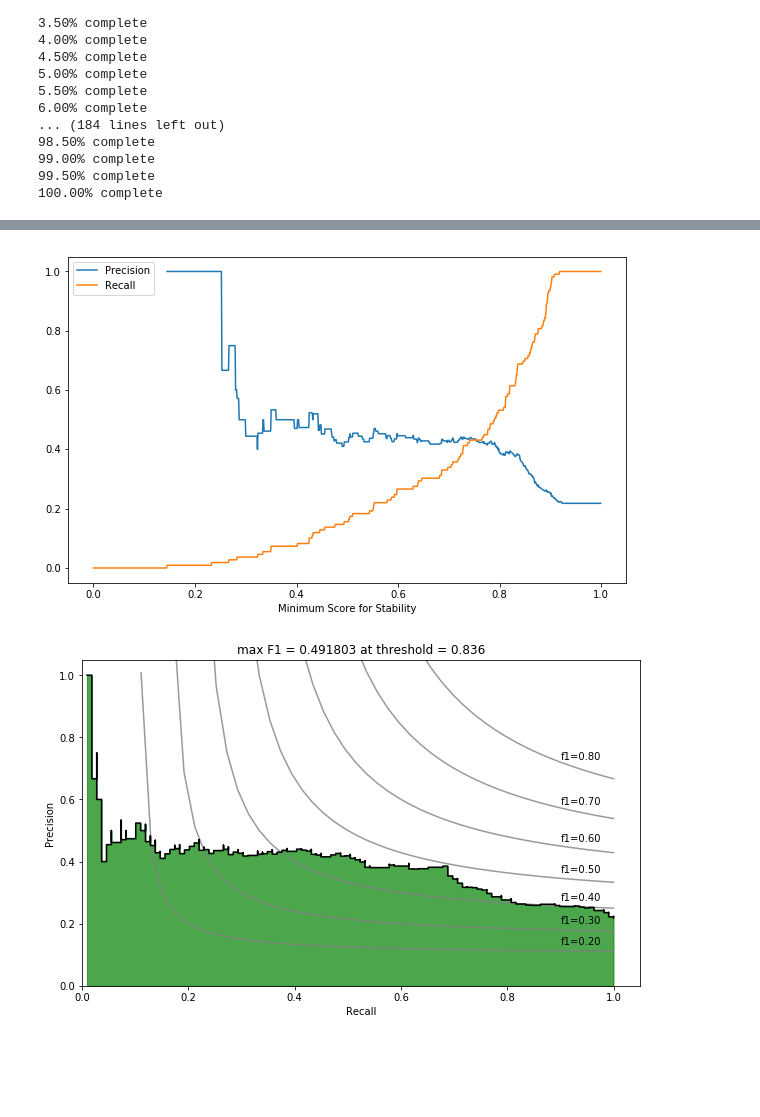
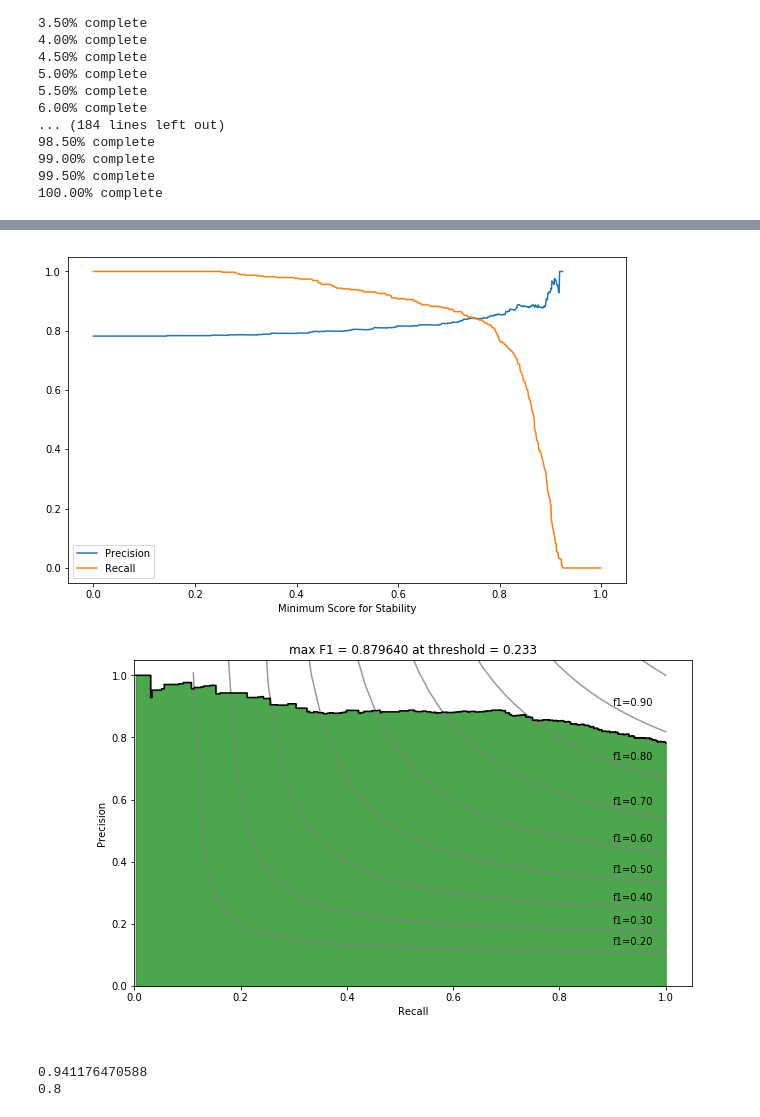
Before and after one commit to christiangil/ML-Stability, a Jupyter notebook: ML_Model_Test.ipynb, the cells around one changed output, grey strips where cells are left out. Cells and saved outputs as stored; diff of their text form; code cells hidden in the pictures; blank space fills up the shorter version.

```diff
--- a/ML_Model_Test.ipynb
+++ b/ML_Model_Test.ipynb
@@ -221,11 +222,11 @@ for i in range(testlen):
 collide=np.unique(np.where(lensa<1000))
 print("simulations that ended in collision")
 print(collide)
-unstable=lensa<1000
-unstablepred=predictions<0.5
+stable=lensa>999
+stablepred=predictions>0.5
 
-color = 1-1*unstable
-colorpred = 1-1*unstablepred
+color = 1*stable
+colorpred = 1*stablepred
 
 plt.figure(figsize=(10,6))
 plt.scatter(m1,m2,c=color,alpha=0.75,cmap="RdYlGn")
@@ -244,6 +245,15 @@ plt.title("%s Stability (predicted)"%(system))
 plt.xlim(0.95*min(m1),1.05*max(m1))
 plt.ylim(0.95*min(m2),1.05*max(m2))
 plt.show()
+
+tp = stablepred & stable
+precision = sum(tp)/sum(stablepred)
+print(precision)
+recall = sum(tp)/sum(stable)
+print(recall)
+
+print(sum(~stable))
+print(sum(~stablepred))
 # %% [output]
 simulations that ended in collision
 [  0  11  14  18  22  27  34  35  40  57  59  60  69  74  78  82  83  89
@@ -262,43 +276,47 @@ recall=np.zeros(fine)
 x=np.arange(fine)/fine
 f1=np.zeros(fine)
 for i in range(fine):
-    unstablepred=predictions<x[i]
-    tp = unstablepred & unstable
-    precision[i] = sum(tp)/sum(unstablepred)
-    recall[i] = sum(tp)/sum(unstable)
+    stablepred=predictions>x[i]
+    tp = stablepred & stable
+    precision[i] = sum(tp)/sum(stablepred)
+    recall[i] = sum(tp)/sum(stable)
     f1[i]=2*(precision[i]*recall[i])/(precision[i]+recall[i])
 
 maxf1 = max(f1[~np.isnan(f1)])
-maxthreshold= x[np.where(f1==maxf1)]
+maxthreshold= x[np.where(f1==maxf1)][0]
 plt.figure(figsize=(10,6))
 line1,=plt.plot(x,precision)
 line2,=plt.plot(x,recall)
 plt.xlabel("Minimum Score for Stability")
 #plt.ylabel("m2")
 #plt.title("%s Stability (predicted)"%(system))
 plt.legend([line1, line2], ["Precision", "Recall"])
 plt.show()
 
-
 plt.figure(figsize=(10,6))
 
-f_scores = np.linspace(0.2, 0.8, num=7)
+f_scores = np.linspace(0.2, 1.0, num=9)
 for f_score in f_scores:
     x = np.linspace(0.01, 1)
     y = f_score * x / (2 * x - f_score)
     l, = plt.plot(x[y >= 0], y[y >= 0], color='grey', alpha=0.8)
     plt.annotate('f1={0:0.2f}'.format(f_score), xy=(0.9, y[45] + 0.02))
 
 plt.step(recall,precision, color='black', where='post')
 plt.fill_between(recall,precision, step='post', alpha=0.7,color='g')
 #plt.plot(precision,recall)
 plt.xlabel("Recall")
 plt.ylabel("Precision")
 plt.xlim(0,1.05)
 plt.ylim(0,1.05)
 plt.title("max F1 = %f at threshold = %1.3f"%(maxf1,maxthreshold))
 #plt.legend([line1, line2], ["Precision", "Recall"])
 plt.show()
+
+print(recall[int(fine/2)])
+print(precision[int(fine/2)])
 # %% [output]
-[figure, old version]
+[figure, new version]
-[figure, old version]
+[figure, new version]
+0.941176470588
+0.8
```
Also changed, not shown: parts of 5 cells of this notebook, 11 other files.
